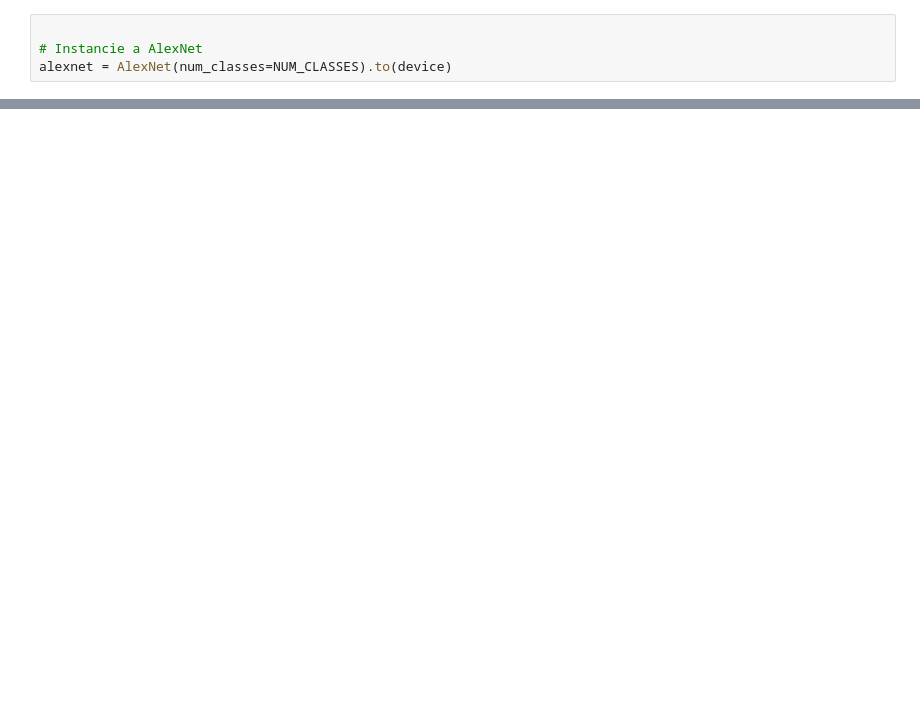
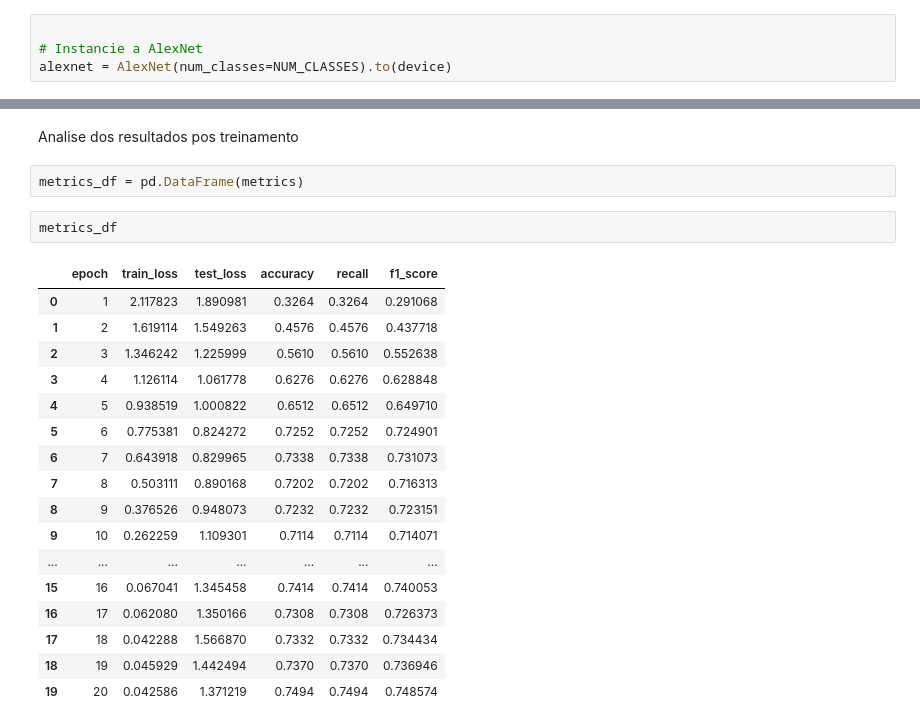
Before and after one commit to romulolassoares/trabalho_pratico_visao_comp, a Jupyter notebook: main.ipynb, the cells around one changed output, grey strips where cells are left out. Cells and saved outputs as stored; diff of their text form; blank space fills up the shorter version.

```diff
--- a/main.ipynb
+++ b/main.ipynb
@@ -113,0 +75,24 @@ Epoch 2/2, Training Loss: 2.0913, Test Loss: 1.9710
+# %% [markdown]
+Analise dos resultados pos treinamento
+# %%
+metrics_df = pd.DataFrame(metrics)
+# %%
+metrics_df
+# %% [output]
+|  | epoch | train_loss | test_loss | accuracy | recall | f1_score |
+| 0 | 1 | 2.117823 | 1.890981 | 0.3264 | 0.3264 | 0.291068 |
+| 1 | 2 | 1.619114 | 1.549263 | 0.4576 | 0.4576 | 0.437718 |
+| 2 | 3 | 1.346242 | 1.225999 | 0.5610 | 0.5610 | 0.552638 |
+| 3 | 4 | 1.126114 | 1.061778 | 0.6276 | 0.6276 | 0.628848 |
+| 4 | 5 | 0.938519 | 1.000822 | 0.6512 | 0.6512 | 0.649710 |
+| 5 | 6 | 0.775381 | 0.824272 | 0.7252 | 0.7252 | 0.724901 |
+| 6 | 7 | 0.643918 | 0.829965 | 0.7338 | 0.7338 | 0.731073 |
+| 7 | 8 | 0.503111 | 0.890168 | 0.7202 | 0.7202 | 0.716313 |
+| 8 | 9 | 0.376526 | 0.948073 | 0.7232 | 0.7232 | 0.723151 |
+| 9 | 10 | 0.262259 | 1.109301 | 0.7114 | 0.7114 | 0.714071 |
+| ... | ... | ... | ... | ... | ... | ... |
+| 15 | 16 | 0.067041 | 1.345458 | 0.7414 | 0.7414 | 0.740053 |
+| 16 | 17 | 0.062080 | 1.350166 | 0.7308 | 0.7308 | 0.726373 |
+| 17 | 18 | 0.042288 | 1.566870 | 0.7332 | 0.7332 | 0.734434 |
+| 18 | 19 | 0.045929 | 1.442494 | 0.7370 | 0.7370 | 0.736946 |
+| 19 | 20 | 0.042586 | 1.371219 | 0.7494 | 0.7494 | 0.748574 |
```
Also changed, not shown: parts of 21 cells of this notebook, 6 other files.
